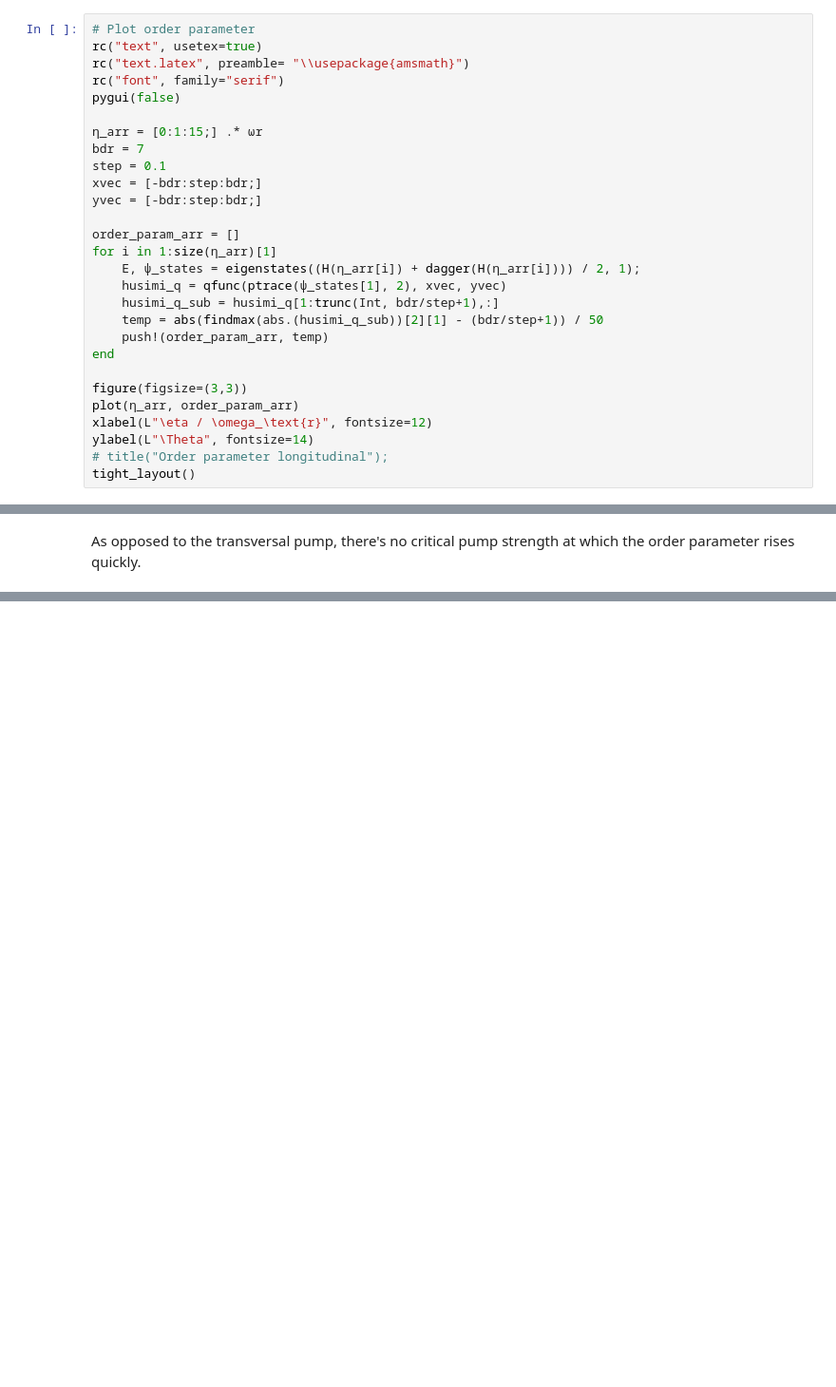
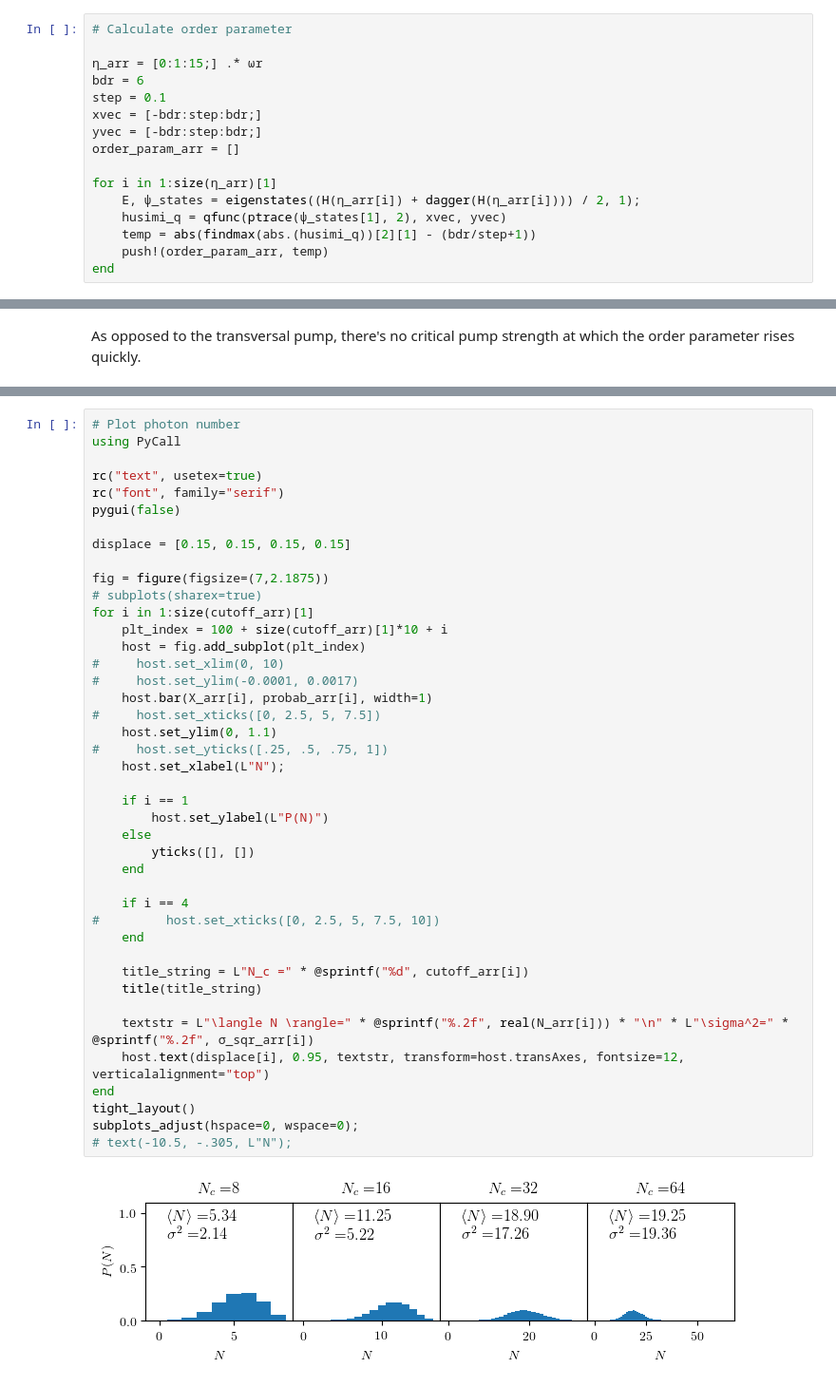
Before and after one commit to texmex76/qojulia, a Jupyter notebook: jupyter/Longitudinal Pump.ipynb, the cells around one changed output, grey strips where cells are left out. Shown: that part at 95% size. Drawn from its saved outputs; the diff is of its cells as text; blank space fills up the shorter version.

```diff
--- a/jupyter/Longitudinal Pump.ipynb
+++ b/jupyter/Longitudinal Pump.ipynb
@@ -212,28 +286,16 @@ tight_layout();
 # %%
-# Plot order parameter
-rc("text", usetex=true)
-rc("text.latex", preamble= "\\usepackage{amsmath}")
-rc("font", family="serif")
-pygui(false)
+# Calculate order parameter
 
 η_arr = [0:1:15;] .* ωr
-bdr = 7
+bdr = 6
 step = 0.1
 xvec = [-bdr:step:bdr;]
 yvec = [-bdr:step:bdr;]
+order_param_arr = []
 
-order_param_arr = []
 for i in 1:size(η_arr)[1]
     E, ψ_states = eigenstates((H(η_arr[i]) + dagger(H(η_arr[i]))) / 2, 1);
     husimi_q = qfunc(ptrace(ψ_states[1], 2), xvec, yvec)
-    husimi_q_sub = husimi_q[1:trunc(Int, bdr/step+1),:]
-    temp = abs(findmax(abs.(husimi_q_sub))[2][1] - (bdr/step+1)) / 50
+    temp = abs(findmax(abs.(husimi_q))[2][1] - (bdr/step+1))
     push!(order_param_arr, temp)
 end
-
-figure(figsize=(3,3))
-plot(η_arr, order_param_arr)
-xlabel(L"\eta / \omega_\text{r}", fontsize=12)
-ylabel(L"\Theta", fontsize=14)
-# title("Order parameter longitudinal");
-tight_layout()
@@ -243,0 +377,44 @@ As opposed to the transversal pump, there's no critical pump strength at which t
+# %%
+# Plot photon number
+using PyCall
+
+rc("text", usetex=true)
+rc("font", family="serif")
+pygui(false)
+
+displace = [0.15, 0.15, 0.15, 0.15]
+
+fig = figure(figsize=(7,2.1875))
+# subplots(sharex=true)
+for i in 1:size(cutoff_arr)[1]
+    plt_index = 100 + size(cutoff_arr)[1]*10 + i
+    host = fig.add_subplot(plt_index)
+#     host.set_xlim(0, 10)
+#     host.set_ylim(-0.0001, 0.0017)
+    host.bar(X_arr[i], probab_arr[i], width=1)
+#     host.set_xticks([0, 2.5, 5, 7.5])
+    host.set_ylim(0, 1.1)
+#     host.set_yticks([.25, .5, .75, 1])
+    host.set_xlabel(L"N");
+
+    if i == 1
+        host.set_ylabel(L"P(N)")
+    else
+        yticks([], [])
+    end
+
+    if i == 4
+#         host.set_xticks([0, 2.5, 5, 7.5, 10])
+    end
+
+    title_string = L"N_c =" * @sprintf("%d", cutoff_arr[i])
+    title(title_string)
+
+    textstr = L"\langle N \rangle=" * @sprintf("%.2f", real(N_arr[i])) * "\n" * L"\sigma^2=" * @sprintf("%.2f", σ_sqr_arr[i])
+    host.text(displace[i], 0.95, textstr, transform=host.transAxes, fontsize=12, verticalalignment="top")
+end
+tight_layout()
+subplots_adjust(hspace=0, wspace=0);
+# text(-10.5, -.305, L"N");
+# %% [output]
+[figure, added]
```
Also changed, not shown: parts of 11 cells of this notebook, 1 other file.
